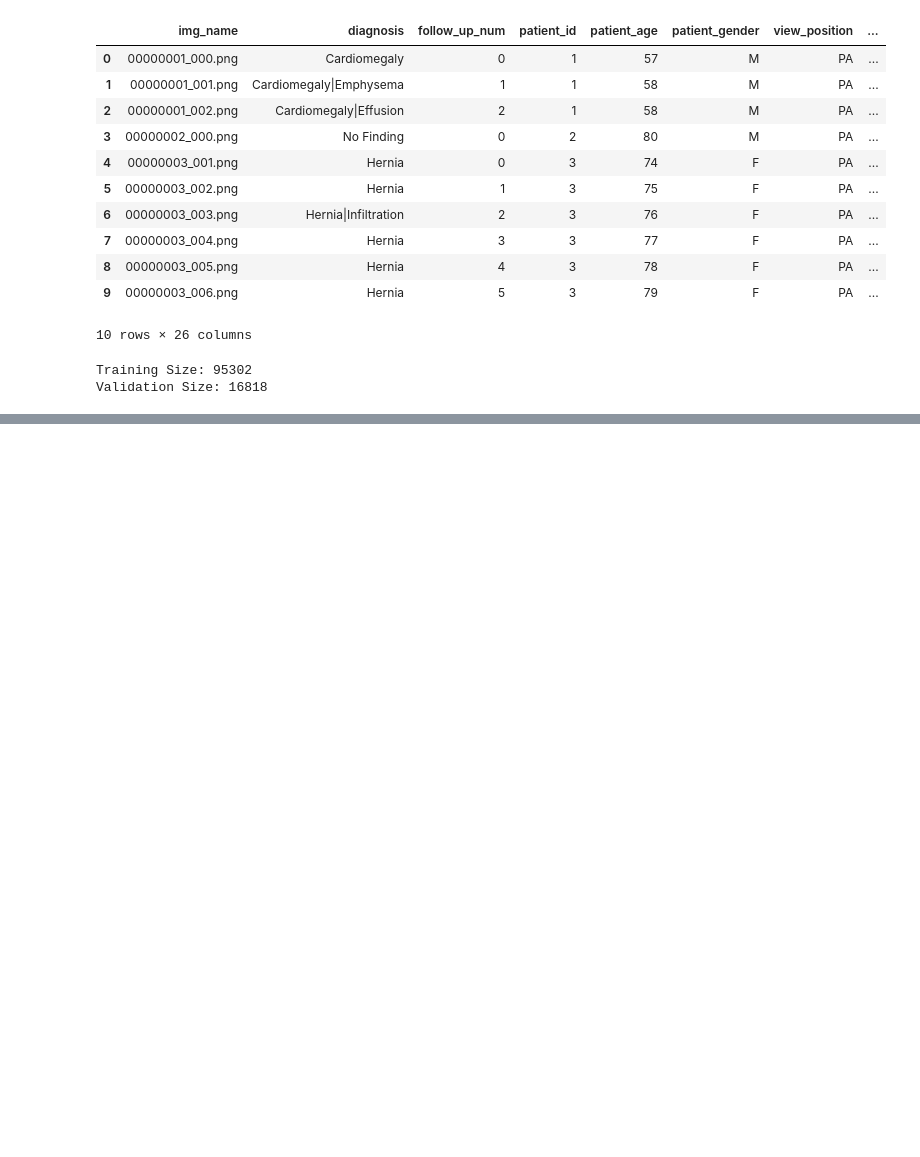
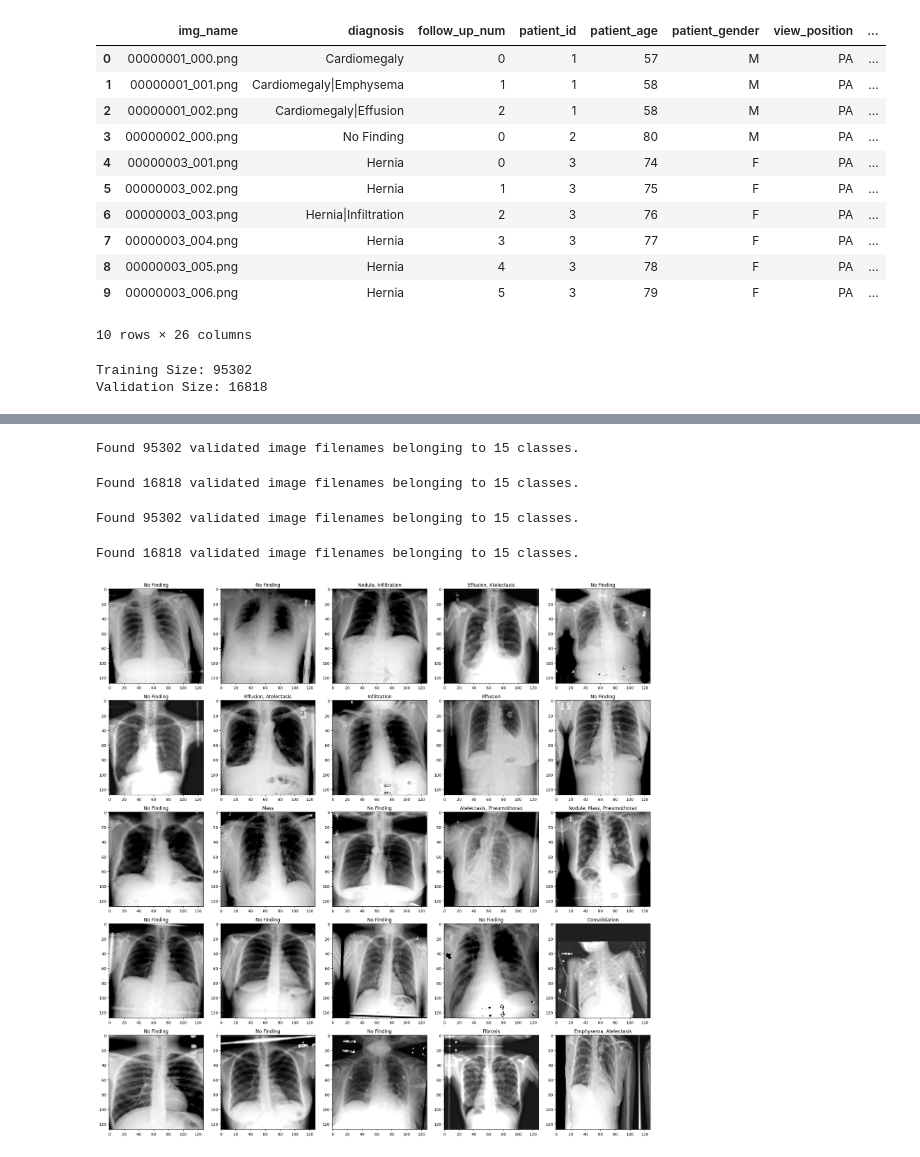
Before and after one commit to AshishT1122/chest_xray8_analytics, a Jupyter notebook: training.ipynb, the cells around one changed output, grey strips where cells are left out. Cells and saved outputs as stored; diff of their text form; code cells hidden in the pictures; blank space fills up the shorter version.

```diff
--- a/training.ipynb
+++ b/training.ipynb
@@ -44,6 +63,8 @@ Dataframe Shape: (112120, 26)
 10 rows × 26 columns
 # %%
 img_labels_df['vectorized_diagnoses'] = img_labels_df.apply(lambda x: [x[all_diagnoses].values], 1).map(lambda x: [float(val) for val in x[0]])
+img_labels_df["img_path"] = img_labels_df['img_name'].apply(lambda x: "./data/images/" + x)
+img_labels_df['split_diagnoses'] = img_labels_df.apply(lambda x: x['diagnosis'].split('|'), axis=1)
 # %%
 split: list[pd.DataFrame] = train_test_split(img_labels_df, test_size=0.15, random_state=2003)
 training_df, validation_df = split
@@ -83,0 +105,76 @@ validation_df.sample(10)
+# %%
+idg_parameterized = ImageDataGenerator(height_shift_range= 0.07,
+                                  width_shift_range=0.12,
+                                  rotation_range=5,
+                                  zoom_range=0.17,
+                                  shear_range = 0.12,
+                                  horizontal_flip = True,
+                                  vertical_flip = False,
+                                  samplewise_center=True,
+                                  samplewise_std_normalization=True,
+                                  fill_mode = 'reflect',
+                                )
+img_dimensions = (128, 128)
+# %%
+training_gen = idg_parameterized.flow_from_dataframe(dataframe=training_df,
+                             directory=None,
+                             x_col = "img_path",
+                            y_col = 'split_diagnoses',
+                             class_mode = 'categorical',
+                            classes = all_diagnoses,
+                            target_size = img_dimensions,
+                             color_mode = 'grayscale',
+                            batch_size = 32)
+# %% [output]
+Found 95302 validated image filenames belonging to 15 classes.
+# %%
+validation_gen = idg_parameterized.flow_from_dataframe(dataframe=validation_df,
+                             directory=None,
+                             x_col = 'img_path',
+                            y_col = 'split_diagnoses',
+                             class_mode = 'categorical',
+                            classes = all_diagnoses,
+                            target_size = img_dimensions,
+                             color_mode = 'grayscale',
+                            batch_size = 256)
+# %% [output]
+Found 16818 validated image filenames belonging to 15 classes.
+# %%
+t_X, t_Y = next(idg_parameterized.flow_from_dataframe(dataframe=training_df,
+                             directory=None,
+                             x_col = 'img_path',
+                            y_col = 'split_diagnoses',
+                             class_mode = 'categorical',
+                            classes = all_diagnoses,
+                            target_size = img_dimensions,
+                             color_mode = 'grayscale',
+                            batch_size = 1024))
+# %% [output]
+Found 95302 validated image filenames belonging to 15 classes.
+# %%
+v_X, v_Y = next(idg_parameterized.flow_from_dataframe(dataframe=validation_df,
+                             directory=None,
+                             x_col = 'img_path',
+                            y_col = 'split_diagnoses',
+                             class_mode = 'categorical',
+                            classes = all_diagnoses,
+                            target_size = img_dimensions,
+                             color_mode = 'grayscale',
+                            batch_size = 1024))
+# %% [output]
+Found 16818 validated image filenames belonging to 15 classes.
+# %%
+grid_size = 5
+
+tr_x, tr_y = next(training_gen)
+
+fig, matrix_axs = plt.subplots(grid_size, grid_size, figsize=(grid_size * 4, grid_size * 4))
+for (img, labels, ax) in zip(tr_x, tr_y, matrix_axs.flatten()):
+    ax.imshow(img[:, :, 0], cmap='gist_gray', vmin=-1.5, vmax=1.5)
+    title = ', '.join([diagnosis for diagnosis, score in zip(all_diagnoses, labels) if score > 0.5])
+    ax.set_title(title)
+
+plt.tight_layout()
+plt.show()
+# %% [output]
+[figure, added]
```
Also changed, not shown: parts of 7 cells of this notebook, 1 other file.
